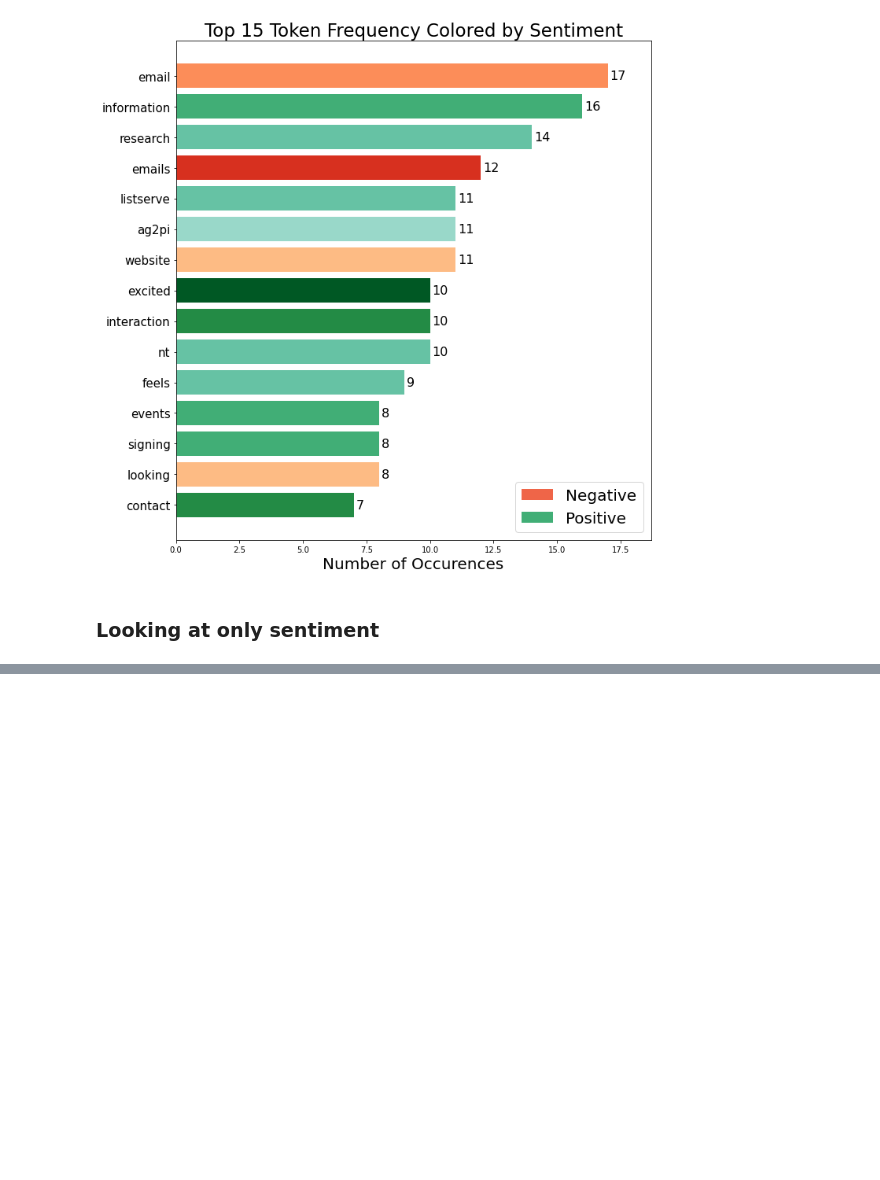
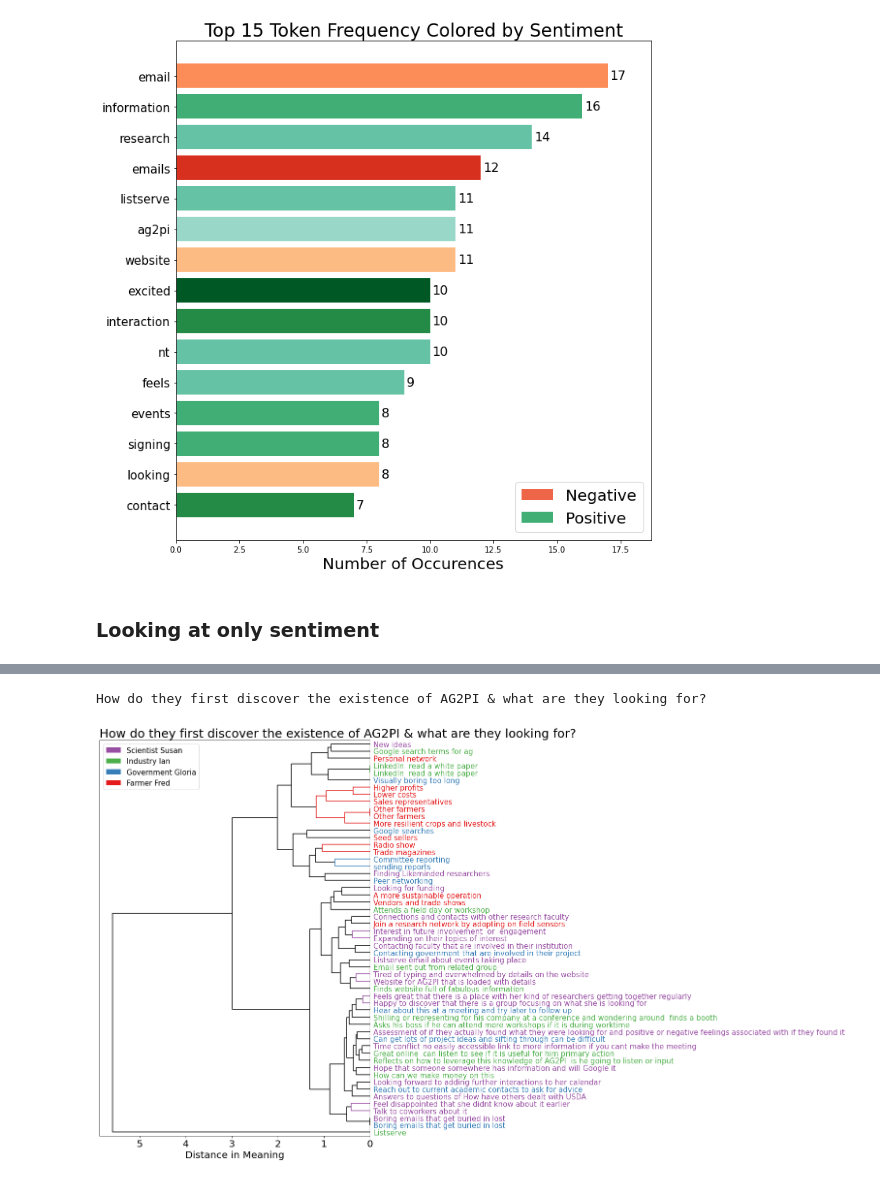
Before and after one commit to blitt2018/PSCExploratoryNLP, a Jupyter notebook: polishedCodeFigs.ipynb, the cells around one changed output, grey strips where cells are left out. Cells and saved outputs as stored; diff of their text form; code cells hidden in the pictures; blank space fills up the shorter version.

```diff
--- a/polishedCodeFigs.ipynb
+++ b/polishedCodeFigs.ipynb
@@ -501,0 +524,12 @@ print(extremesDict)
+# %%
+#use this whenever we need to reload the Document object
+import importlib
+imported_module = importlib.import_module("DocumentWorking")
+importlib.reload(imported_module)
+from DocumentWorking import *
+
+#try using sentance vectors from Googles sentance vector approach
+nlp = spacy.load("en_core_web_lg")
+
+#we should seperate by the question, because that will give a more natural grouping of the words we care about
+doc = Document("/home/blitt/Academic/PSC/NLPPipelines/AG2PIAnalytics/AG2PISlides.csv", nlp, subsetColumns=[["Touchpoint", "Persona"],"Touchpoint", "Persona"])
@@ -501,0 +547,14 @@ print(extremesDict)
+# %%
+fig, ax = doc.clusterSentEmbeddings(["Touchpoint", "Persona"], "getSentSim", "How do they first discover the existence of AG2PI & what are they looking for?", figsize=(10, 15))
+
+#-------------------START OF USER STYLING---------------------
+ax.tick_params("y", labelsize=15)
+ax.tick_params("x", labelsize=20)
+ax.set_xlabel("Distance in Meaning", size=20)
+plt.rcParams["legend.fontsize"] = 15
+plt.rcParams["axes.titlesize"] = 25
+ax.set_title("How do they first discover the existence of AG2PI & what are they looking for?", loc="left")
+plt.tight_layout()
+# %% [output]
+How do they first discover the existence of AG2PI & what are they looking for?
+[figure, added]
```
Also changed, not shown: parts of 23 cells of this notebook, 1 other file.
